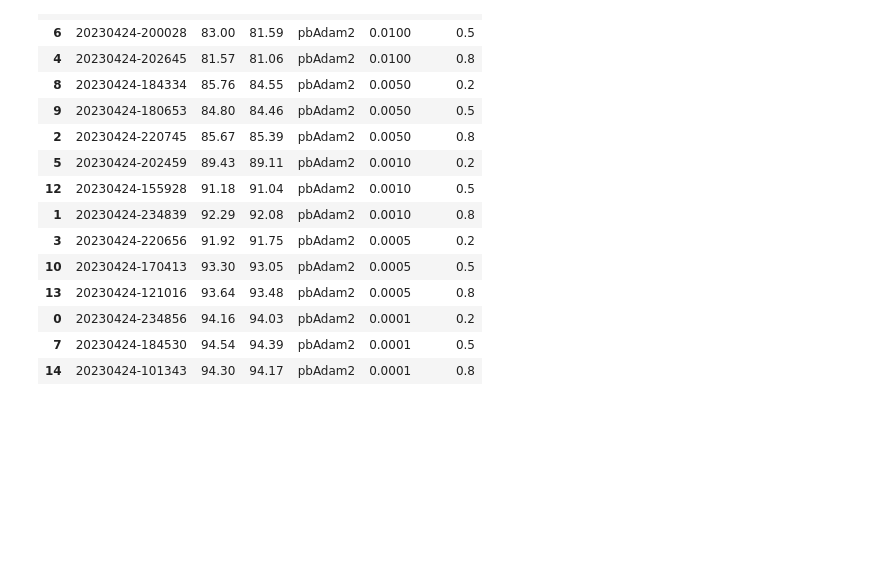
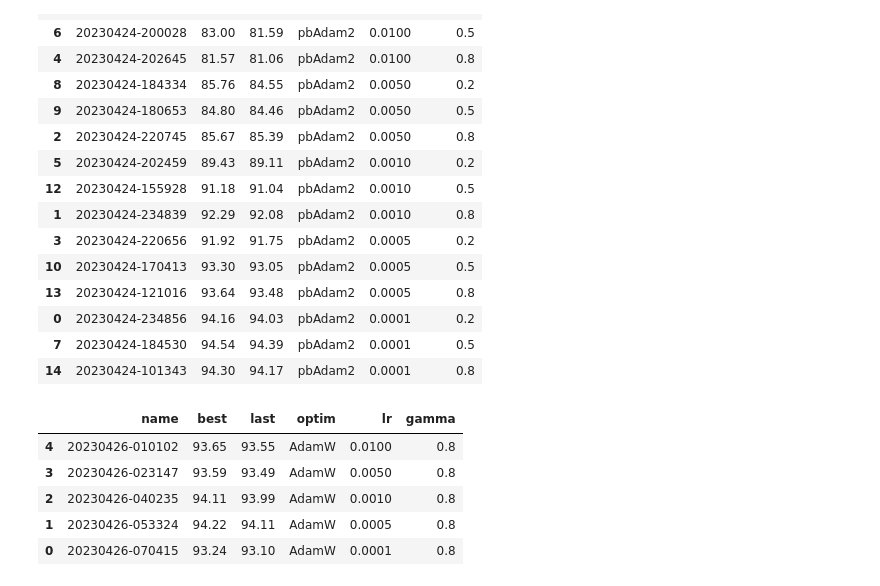
Before and after one commit to lxysl/pbSGD, a Jupyter notebook: statistics.ipynb, the cells around one changed output. Saved outputs shown, nothing was run; the diff lists cells and outputs as text; code cells hidden in the pictures; blank space fills up the shorter version.

```diff
--- a/statistics.ipynb
+++ b/statistics.ipynb
@@ -337,3 +337,58 @@ runs_df
 | 0 | 20230424-234856 | 94.16 | 94.03 | pbAdam2 | 0.0001 | 0.2 |
 | 7 | 20230424-184530 | 94.54 | 94.39 | pbAdam2 | 0.0001 | 0.5 |
 | 14 | 20230424-101343 | 94.30 | 94.17 | pbAdam2 | 0.0001 | 0.8 |
+# %%
+api = wandb.Api()
+
+runs = api.runs(path="lxy764139720/pbAdam")
+summary_list, history_list, config_list, name_list = [], [], [], []
+optim_list, lr_list, gamma_list = [], [], []
+best_list, last_list = [], []
+for run in runs:
+    if run.config['optim'] == 'AdamW':
+        summary_list.append(run.summary._json_dict)
+        # history_list.append(run.history())
+        # config_list.append(
+        #     {k: v for k,v in run.config.items()
+        #      if not k.startswith('_')})
+        name_list.append(run.name)
+
+        try:
+            accuracy = run.history()['val acc'][-30:]
+            # 保留两位小数
+            best = np.round(max(accuracy), 2)
+            last = np.round(np.mean(accuracy), 2)
+            best_list.append(best)
+            last_list.append(last)
+        except:
+            best_list.append(0)
+            last_list.append(0)
+
+        optim = run.config['optim']
+        lr = run.config['lr']
+        gamma = run.config['gamma']
+
+        optim_list.append(optim)
+        lr_list.append(lr)
+        gamma_list.append(gamma)
+
+runs_df = pd.DataFrame({
+    "name": name_list,
+    "best": best_list,
+    "last": last_list,
+    "optim": optim_list,
+    "lr": lr_list,
+    "gamma": gamma_list,
+    })
+# runs_df = runs_df.sort_values(by=['optim', 'lr', 'gamma'])
+# sort runs_df by optim lr gamma, where lr is listed in descending order
+runs_df = runs_df.sort_values(by=['optim', 'lr', 'gamma'], ascending=[True, False, True])
+runs_df.to_csv("cifar10_res50_AdamW_results.csv")
+runs_df
+# %% [output]
+|  | name | best | last | optim | lr | gamma |
+| 4 | 20230426-010102 | 93.65 | 93.55 | AdamW | 0.0100 | 0.8 |
+| 3 | 20230426-023147 | 93.59 | 93.49 | AdamW | 0.0050 | 0.8 |
+| 2 | 20230426-040235 | 94.11 | 93.99 | AdamW | 0.0010 | 0.8 |
+| 1 | 20230426-053324 | 94.22 | 94.11 | AdamW | 0.0005 | 0.8 |
+| 0 | 20230426-070415 | 93.24 | 93.10 | AdamW | 0.0001 | 0.8 |
```
Also changed, not shown: parts of 6 cells of this notebook, 20 other files.
